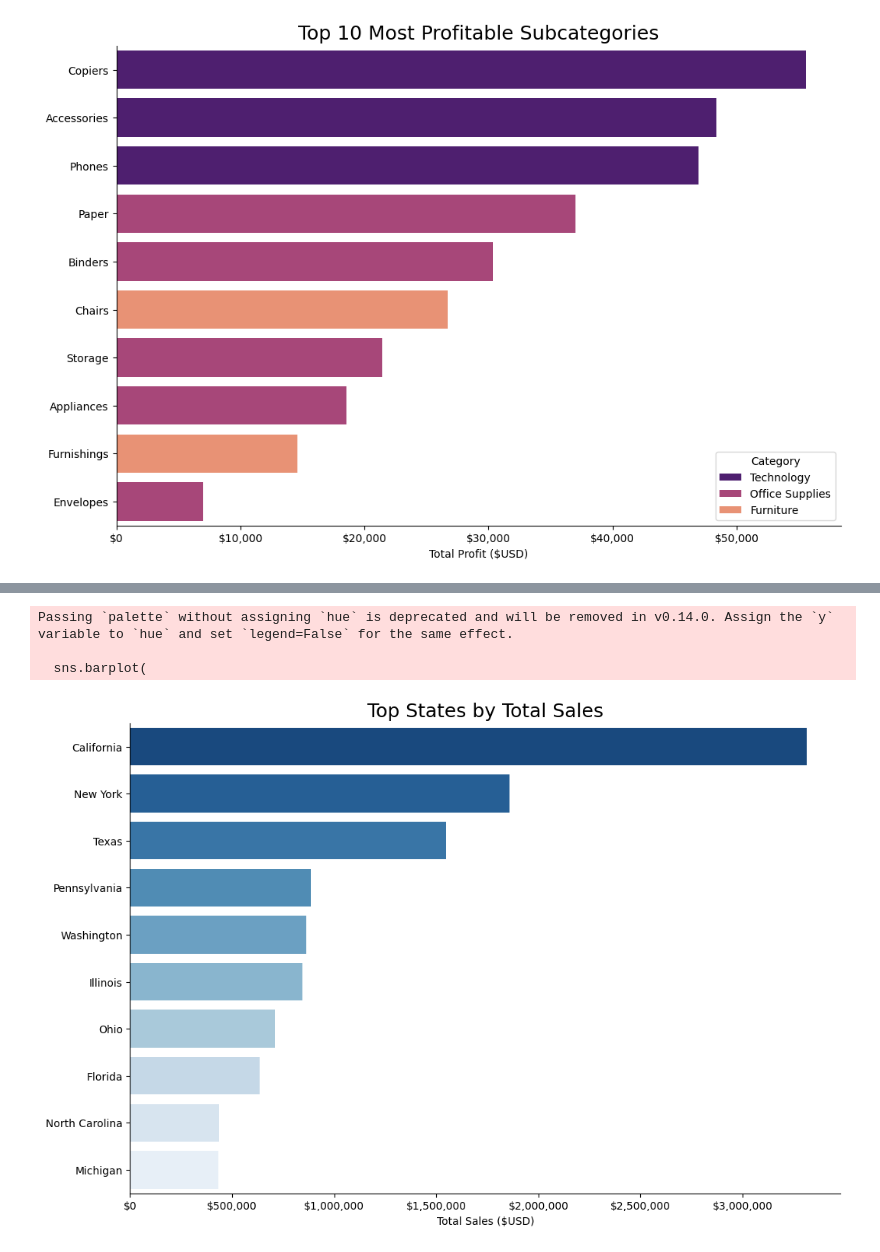
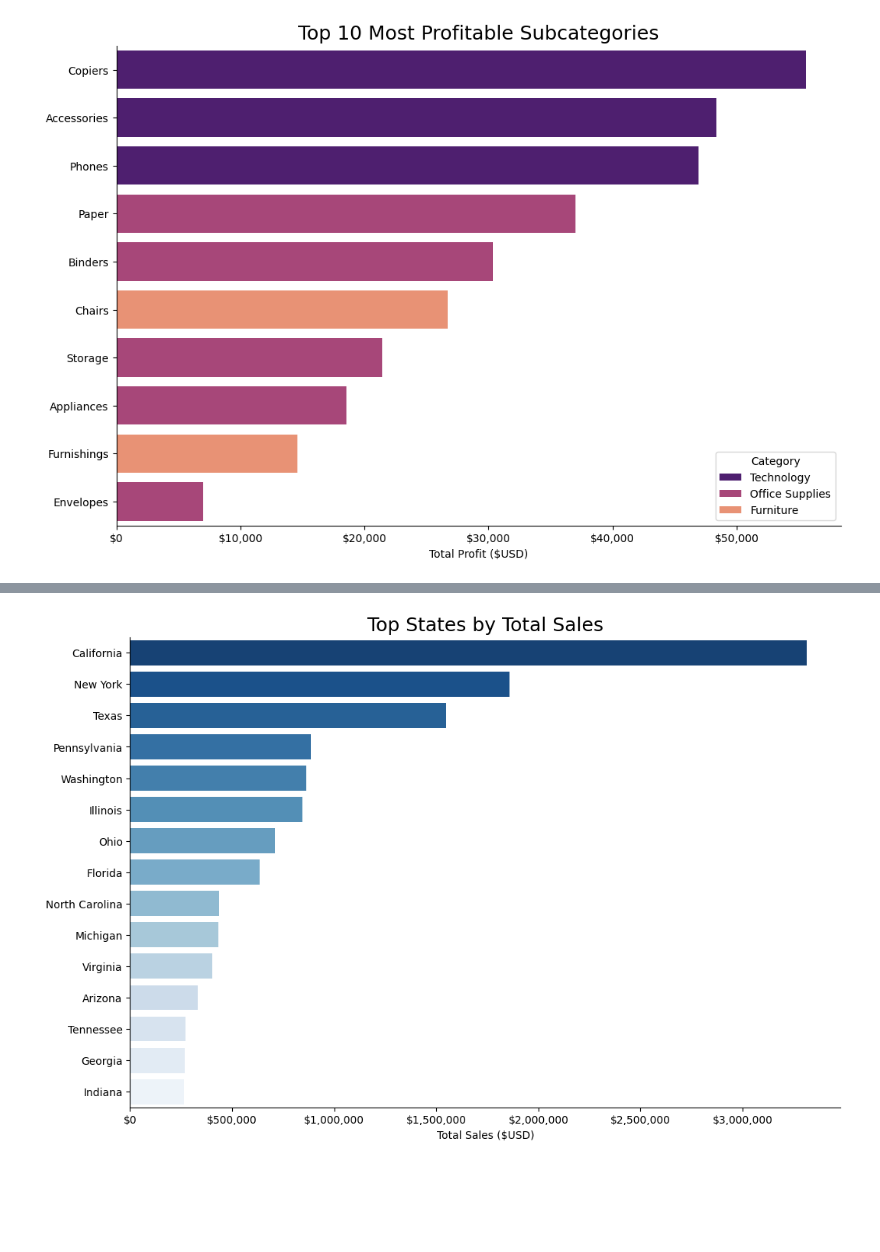
Before and after one commit to Wyparks04/DataAnalysisModule3, a Jupyter notebook: Week4/notebooks/superstore_sales_workflow.ipynb, the cells around one changed output, grey strips where cells are left out. Saved outputs shown, nothing was run; the diff lists cells and outputs as text; code cells hidden in the pictures; blank space fills up the shorter version.

Commit message:
updated Week4 Assignments

```diff
--- a/Week4/notebooks/superstore_sales_workflow.ipynb
+++ b/Week4/notebooks/superstore_sales_workflow.ipynb
@@ -533,29 +531,28 @@ Passing `palette` without assigning `hue` is deprecated and will be removed in v
 # %%
 # visualization four code here
 plt.figure(figsize=(12,8))
 
-# Plot the top 10 states for readability
-top_states = result5.head(10)
+# Use top 15 states for readability
+top_states = result5.head(15)
 
 sns.barplot(
     data=top_states,
     x='total_sales',
     y='state',
-    palette='Blues_r'
+    hue='state',
+    palette='Blues_r',
+    legend=False
 )
 
 plt.title('Top States by Total Sales', fontsize=18)
 plt.xlabel('Total Sales ($USD)')
 plt.ylabel(None)
 
 # Format x-axis as currency
 ax = plt.gca()
 ax.xaxis.set_major_formatter(mticker.FuncFormatter(lambda x, _: f'${x:,.0f}'))
 
 sns.despine()
 plt.show()
 # %% [output]
-Passing `palette` without assigning `hue` is deprecated and will be removed in v0.14.0. Assign the `y` variable to `hue` and set `legend=False` for the same effect.
-
-  sns.barplot(
-[figure, old version]
+[figure, new version]
```
Also changed, not shown: parts of 2 cells of this notebook.
